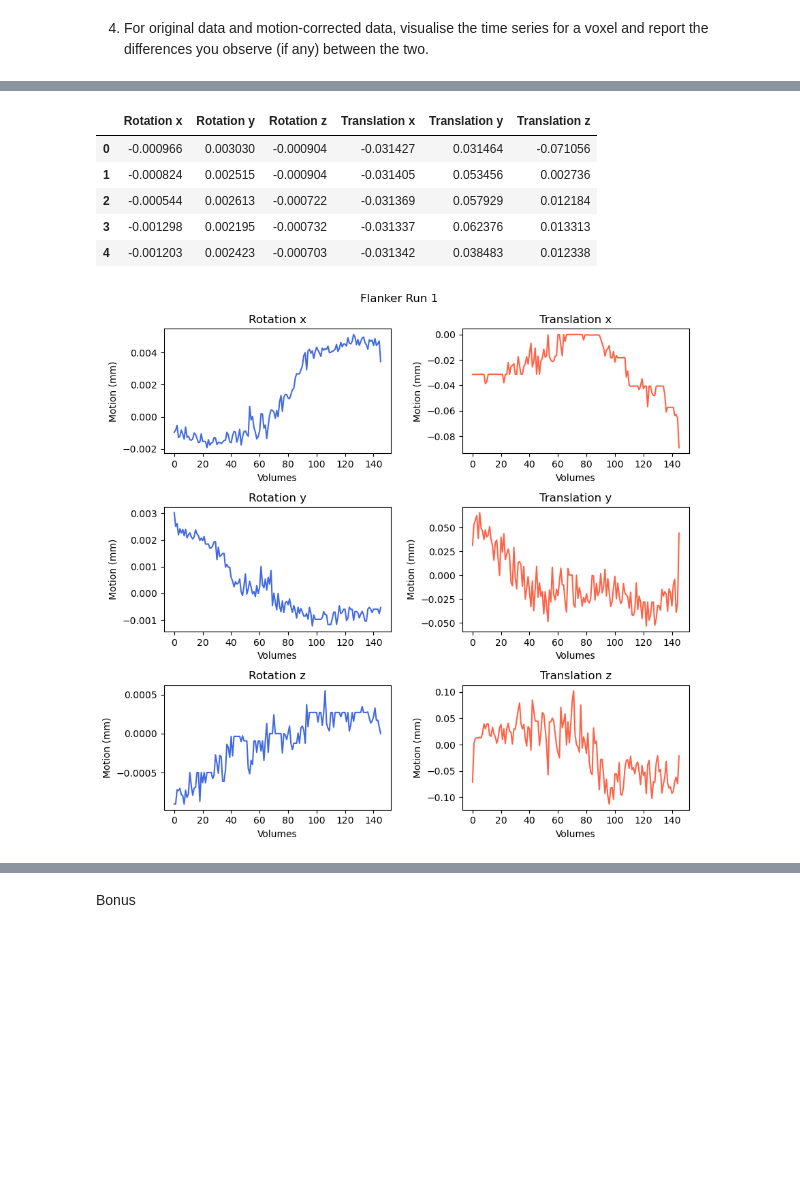
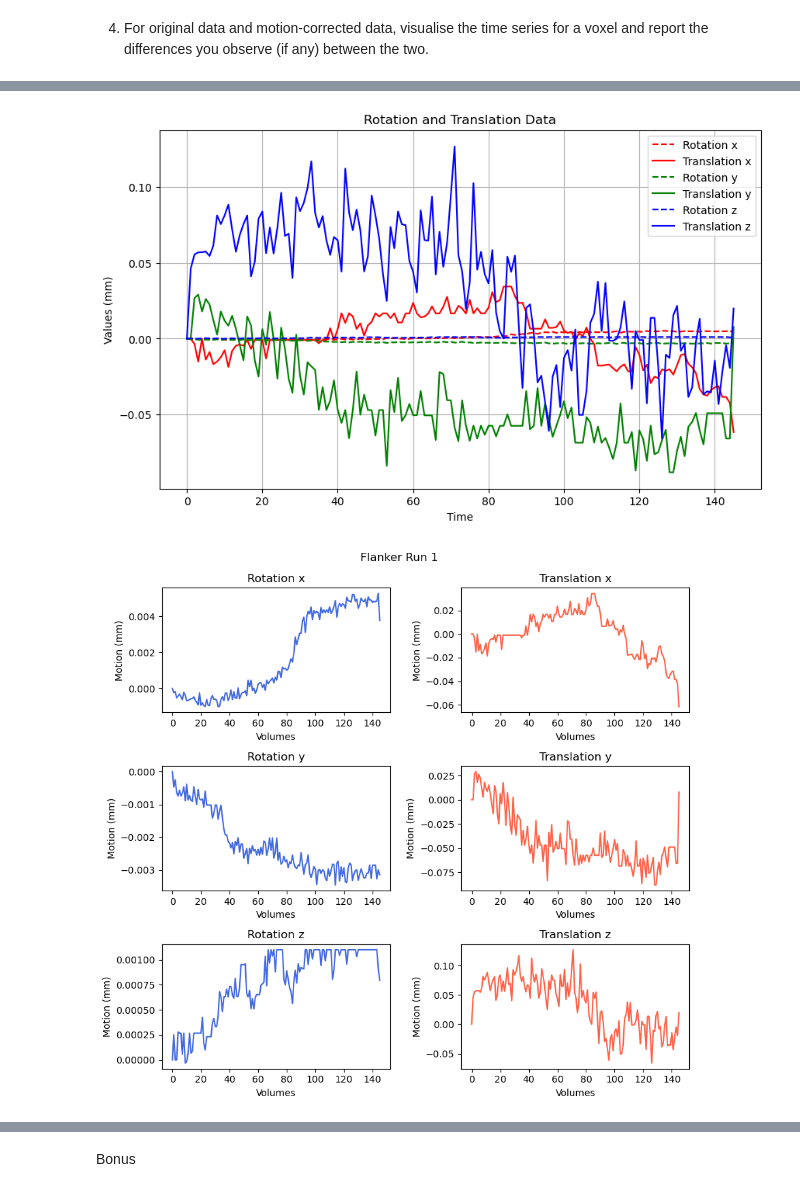
Before and after one commit to Pingsheng-Kevin/NSSP_Mini1, a Jupyter notebook: lgr.ipynb, the cells around one changed output, grey strips where cells are left out. Saved outputs shown, nothing was run; the diff lists cells and outputs as text; code cells hidden in the pictures; blank space fills up the shorter version.

```diff
--- a/lgr.ipynb
+++ b/lgr.ipynb
@@ -498,14 +468,11 @@ Saving motion corrected time series...
 # %%
-# Visualization for middle volume as reference:
-mot_params_07 = load_mot_params_fsl_6_dof(subject='07')
-display(mot_params_07.head())
+#Visualization for subject 07
 
-visualize_motparams(mot_params_07)
+mean_mot_params_07 = load_mean_mot_params_fsl_6_dof(subject='07')
+visualize_motparams_oneplot(mean_mot_params_07)
+visualize_motparams(mean_mot_params_07)
+fd_07 = compute_FD_power(mean_mot_params_07).to_numpy()
+visualise_fd(fd_07, subject='07')
 # %% [output]
-|  | Rotation x | Rotation y | Rotation z | Translation x | Translation y | Translation z |
-| 0 | -0.000966 | 0.003030 | -0.000904 | -0.031427 | 0.031464 | -0.071056 |
-| 1 | -0.000824 | 0.002515 | -0.000904 | -0.031405 | 0.053456 | 0.002736 |
-| 2 | -0.000544 | 0.002613 | -0.000722 | -0.031369 | 0.057929 | 0.012184 |
-| 3 | -0.001298 | 0.002195 | -0.000732 | -0.031337 | 0.062376 | 0.013313 |
-| 4 | -0.001203 | 0.002423 | -0.000703 | -0.031342 | 0.038483 | 0.012338 |
-[figure, old version]
+[figure, new version]
+[figure, added]
```
Also changed, not shown: parts of 65 cells of this notebook.
